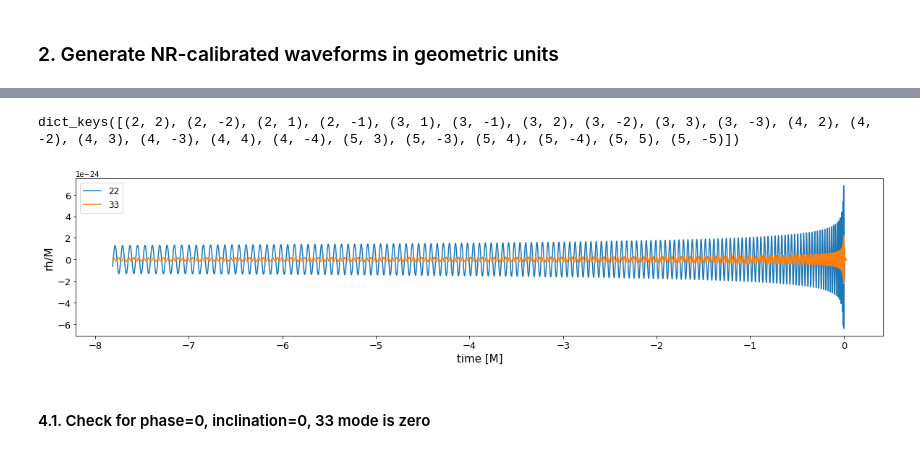
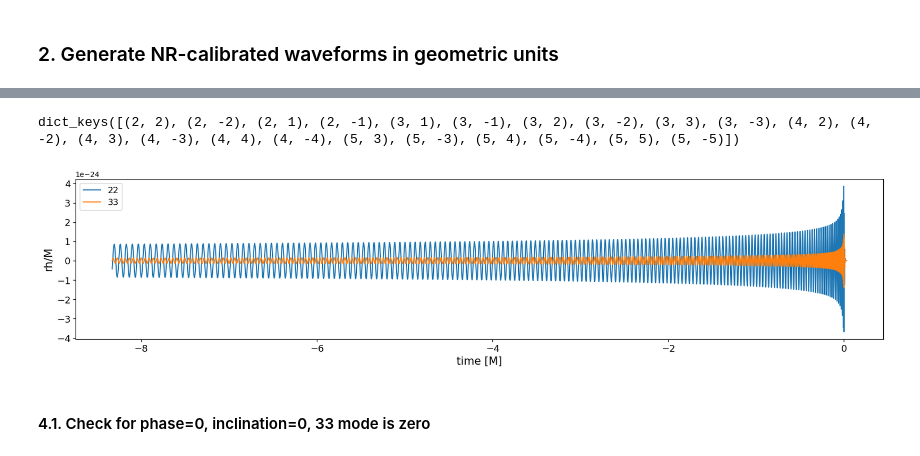
Before and after one commit to BlackHolePerturbationToolkit/BHPTNRSurrogate, a Jupyter notebook: tutorials/BHPTNRSur1dq1e4/BHPTNRSur1dq1e4_notebook.ipynb, the cells around one changed output, grey strips where cells are left out. Cells and saved outputs as stored; diff of their text form; code cells hidden in the pictures.

```diff
--- a/tutorials/BHPTNRSur1dq1e4/BHPTNRSur1dq1e4_notebook.ipynb
+++ b/tutorials/BHPTNRSur1dq1e4/BHPTNRSur1dq1e4_notebook.ipynb
@@ -118,20 +117,20 @@ dict_keys([(2, 2), (2, -2), (2, 1), (2, -1), (3, 1), (3, -1), (3, 2), (3, -2), (
 # %%
-tsur, hsur = bhptsur.generate_surrogate(q=8, M_tot=60, dist_mpc=100, orb_phase=np.pi/3, inclination=np.pi/4)
+tsur, hsur = bhptsur.generate_surrogate(q=15, M_tot=60, dist_mpc=100, orb_phase=np.pi/3, inclination=np.pi/4)
 
 print(hsur.keys())
 
 plt.figure(figsize=(20,4))
 plt.plot(tsur, np.real(hsur[(2,2)]), '-', label='22')
 plt.plot(tsur, np.real(hsur[(3,3)]), '-', label='33')
 plt.xlabel('time [M]', fontsize=15)
 plt.ylabel('rh/M', fontsize=15)
 plt.xticks(fontsize=13)
 plt.yticks(fontsize=13)
 plt.legend(fontsize=12)
 plt.show()
 # %% [output]
 dict_keys([(2, 2), (2, -2), (2, 1), (2, -1), (3, 1), (3, -1), (3, 2), (3, -2), (3, 3), (3, -3), (4, 2), (4, -2), (4, 3), (4, -3), (4, 4), (4, -4), (5, 3), (5, -3), (5, 4), (5, -4), (5, 5), (5, -5)])
-[figure, old version]
+[figure, new version]
 # %% [markdown]
 #### 4.1. Check for phase=0, inclination=0, 33 mode is zero
 # %%
```
Also changed, not shown: parts of 9 cells of this notebook, 1 other file.
